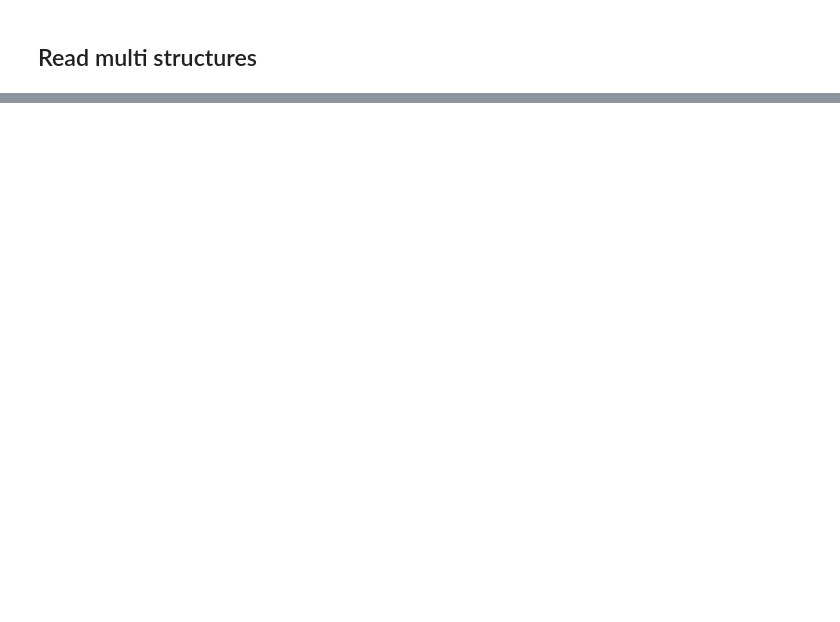
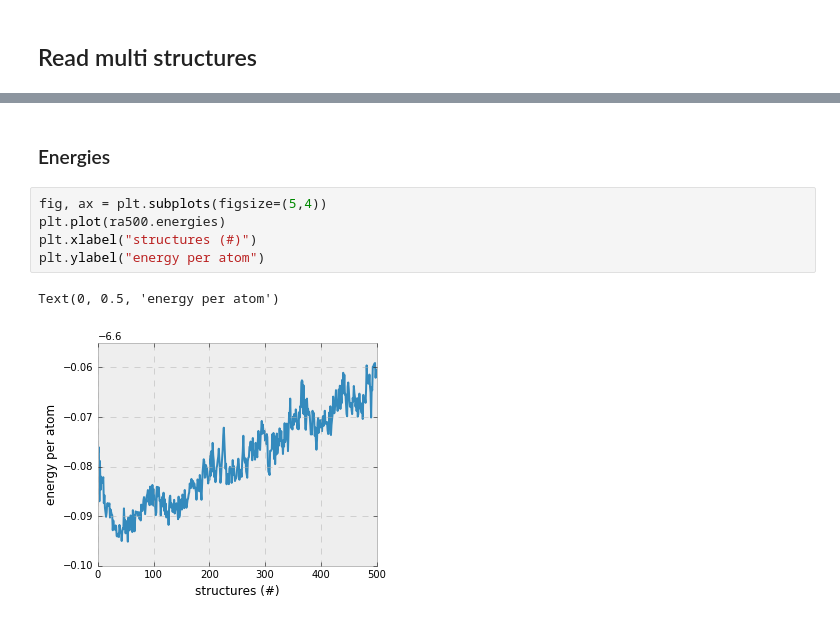
Before and after one commit to hghcomphys/pynnp, a Jupyter notebook: examples/pynnp_demo.ipynb, the cells around one changed output, grey strips where cells are left out. Cells and saved outputs as stored; diff of their text form; blank space fills up the shorter version.

```diff
--- a/examples/pynnp_demo.ipynb
+++ b/examples/pynnp_demo.ipynb
@@ -54,0 +83,10 @@ plt.legend(['Fx', 'Fy', "Fz"])
+# %% [markdown]
+### Energies
+# %%
+fig, ax = plt.subplots(figsize=(5,4))
+plt.plot(ra500.energies)
+plt.xlabel("structures (#)")
+plt.ylabel("energy per atom")
+# %% [output]
+Text(0, 0.5, 'energy per atom')
+[figure, added]
```
Also changed, not shown: parts of 20 cells of this notebook.
